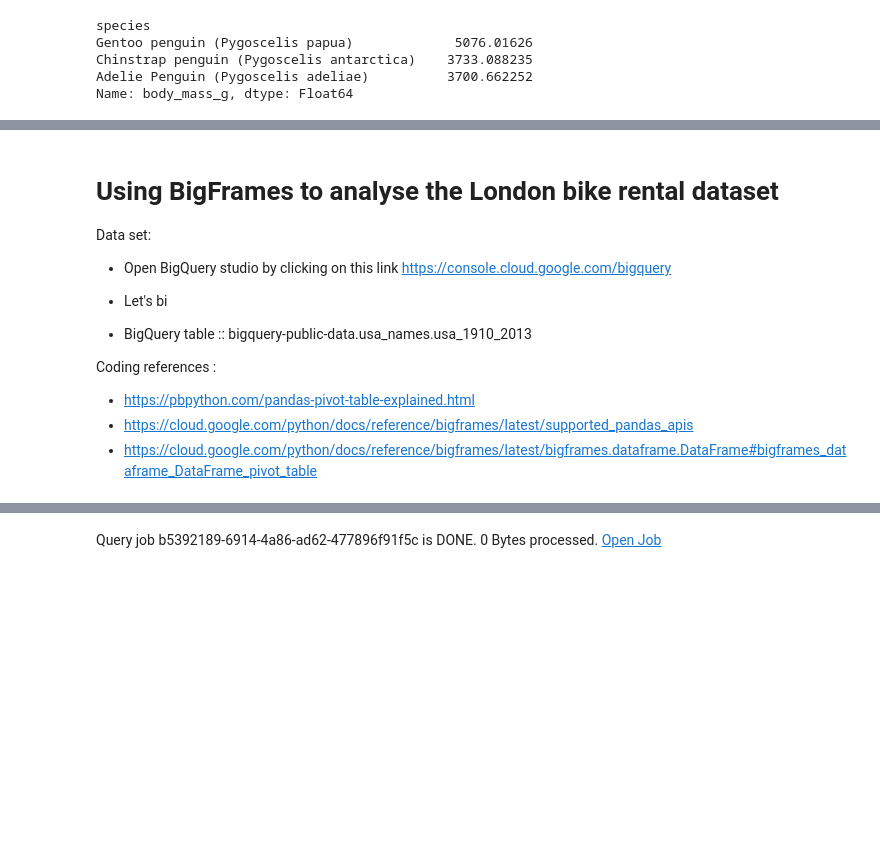
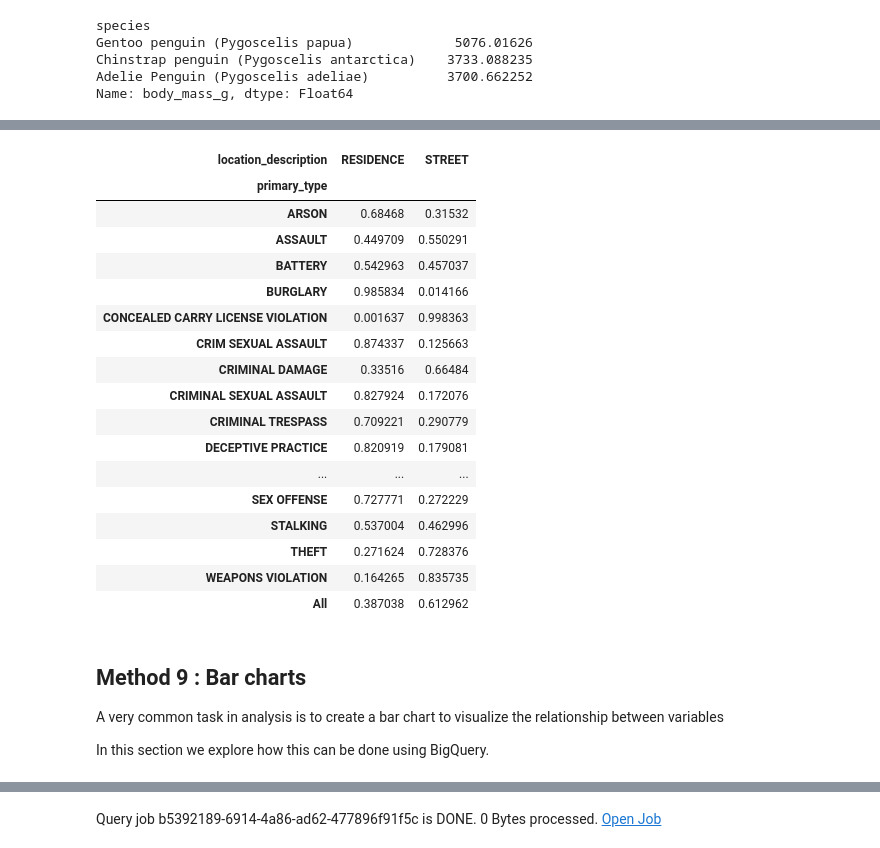
Before and after one commit to ant-laz/vertex-workbench-bigquery, a Jupyter notebook: VertexWorkbenchBigQuery.ipynb, the cells around one changed output, grey strips where cells are left out. Drawn from its saved outputs; the diff is of its cells as text; code cells hidden in the pictures; blank space fills up the shorter version.

```diff
--- a/VertexWorkbenchBigQuery.ipynb
+++ b/VertexWorkbenchBigQuery.ipynb
@@ -378,15 +482,35 @@ Query job 38b145ed-15dd-4310-a139-a18225ccca7f is DONE. 56 Bytes processed. Open
+# %%
+#pd.crosstab(df.make, df.body_style, values=df.curb_weight, aggfunc='mean')
+pd.crosstab(
+    chicago_crime_pddf.primary_type,
+    chicago_crime_pddf.location_description,
+    values=chicago_crime_pddf.crime_count,
+    aggfunc='sum',
+    margins=True,
+    normalize='index'
+)
+# %% [output]
+| location_description | RESIDENCE | STREET |
+| primary_type |  |  |
+| ARSON | 0.68468 | 0.31532 |
+| ASSAULT | 0.449709 | 0.550291 |
+| BATTERY | 0.542963 | 0.457037 |
+| BURGLARY | 0.985834 | 0.014166 |
+| CONCEALED CARRY LICENSE VIOLATION | 0.001637 | 0.998363 |
+| CRIM SEXUAL ASSAULT | 0.874337 | 0.125663 |
+| CRIMINAL DAMAGE | 0.33516 | 0.66484 |
+| CRIMINAL SEXUAL ASSAULT | 0.827924 | 0.172076 |
+| CRIMINAL TRESPASS | 0.709221 | 0.290779 |
+| DECEPTIVE PRACTICE | 0.820919 | 0.179081 |
+| ... | ... | ... |
+| SEX OFFENSE | 0.727771 | 0.272229 |
+| STALKING | 0.537004 | 0.462996 |
+| THEFT | 0.271624 | 0.728376 |
+| WEAPONS VIOLATION | 0.164265 | 0.835735 |
+| All | 0.387038 | 0.612962 |
 # %% [markdown]
-# Using BigFrames to analyse the London bike rental dataset
-Data set:
+## Method 9 : Bar charts
 
- * Open BigQuery studio by clicking on this link https://console.cloud.google.com/bigquery
+A very common task in analysis is to create a bar chart to visualize the relationship between variables
 
- * Let's bi
-
- * BigQuery table :: bigquery-public-data.usa_names.usa_1910_2013
-
-Coding references :
-
- * https://pbpython.com/pandas-pivot-table-explained.html
- * https://cloud.google.com/python/docs/reference/bigframes/latest/supported_pandas_apis
- * https://cloud.google.com/python/docs/reference/bigframes/latest/bigframes.dataframe.DataFrame#bigframes_dataframe_DataFrame_pivot_table
+In this section we explore how this can be done using BigQuery.
```
Also changed, not shown: parts of 32 cells of this notebook.
